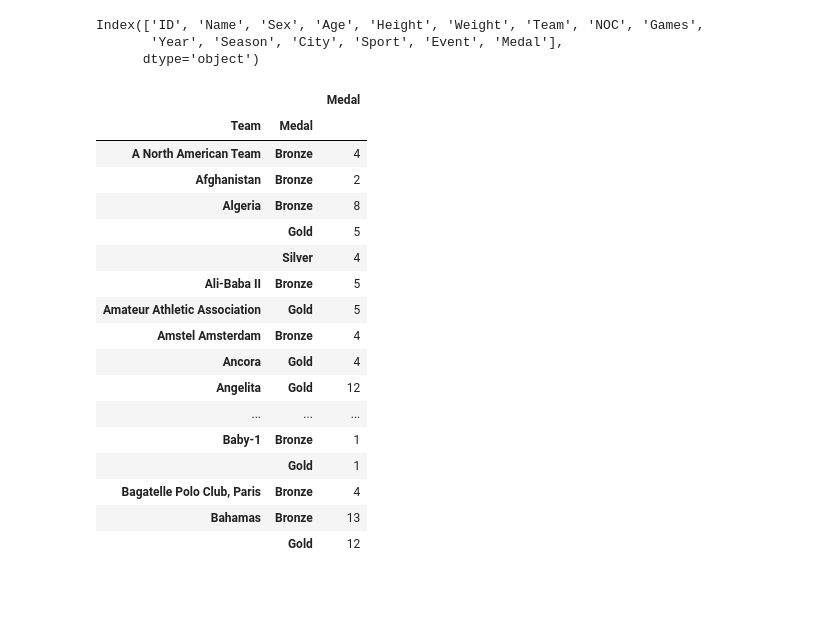
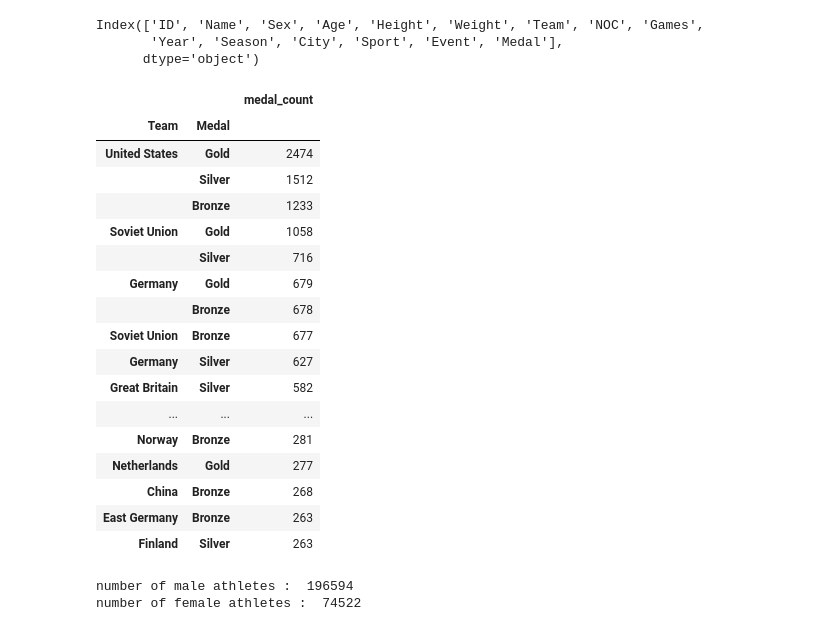
Before and after one commit to Binardino/Olympics_History_1896_2016, a Jupyter notebook: notebook/Olympics EDA.ipynb, the cells around one changed output. Drawn from its saved outputs; the diff is of its cells as text; code cells hidden in the pictures; blank space fills up the shorter version.

```diff
--- a/notebook/Olympics EDA.ipynb
+++ b/notebook/Olympics EDA.ipynb
@@ -119,24 +115,41 @@ df_athlete_events.columns
 Index(['ID', 'Name', 'Sex', 'Age', 'Height', 'Weight', 'Team', 'NOC', 'Games',
        'Year', 'Season', 'City', 'Sport', 'Event', 'Medal'],
       dtype='object')
-# %%
-df_athlete_events.groupby(['Team', 'Medal']).agg({'Medal':'count'}).head(50)
-# %% [output]
-|  |  | Medal |
-| Team | Medal |  |
-| A North American Team | Bronze | 4 |
-| Afghanistan | Bronze | 2 |
-| Algeria | Bronze | 8 |
-|  | Gold | 5 |
-|  | Silver | 4 |
-| Ali-Baba II | Bronze | 5 |
-| Amateur Athletic Association | Gold | 5 |
-| Amstel Amsterdam | Bronze | 4 |
-| Ancora | Gold | 4 |
-| Angelita | Gold | 12 |
-| ... | ... | ... |
-| Baby-1 | Bronze | 1 |
-|  | Gold | 1 |
-| Bagatelle Polo Club, Paris | Bronze | 4 |
-| Bahamas | Bronze | 13 |
-|  | Gold | 12 |
+# %%
+#sorting countries per total amount of Medals
+df_medal_per_country = df_athlete_events.groupby(['Team', 'Medal']).agg({'Medal':'count'})
+
+df_medal_per_country.columns=['medal_count']
+
+df_medal_per_country.sort_values(by=['medal_count'], ascending=False).head(50)
+# %% [output]
+|  |  | medal_count |
+| Team | Medal |  |
+| United States | Gold | 2474 |
+|  | Silver | 1512 |
+|  | Bronze | 1233 |
+| Soviet Union | Gold | 1058 |
+|  | Silver | 716 |
+| Germany | Gold | 679 |
+|  | Bronze | 678 |
+| Soviet Union | Bronze | 677 |
+| Germany | Silver | 627 |
+| Great Britain | Silver | 582 |
+| ... | ... | ... |
+| Norway | Bronze | 281 |
+| Netherlands | Gold | 277 |
+| China | Bronze | 268 |
+| East Germany | Bronze | 263 |
+| Finland | Silver | 263 |
+# %%
+#split athlete amount per sex
+males_athlete = df_athlete_events.loc[df_athlete_events['Sex'] == 'M']
+
+females_athlete = df_athlete_events.loc[df_athlete_events['Sex'] == 'F']
+
+print('number of male athletes : ', males_athlete.Sex.count())
+
+print('number of female athletes : ', females_athlete.Sex.count())
+# %% [output]
+number of male athletes :  196594
+number of female athletes :  74522
```
Also changed, not shown: parts of 15 cells of this notebook.
